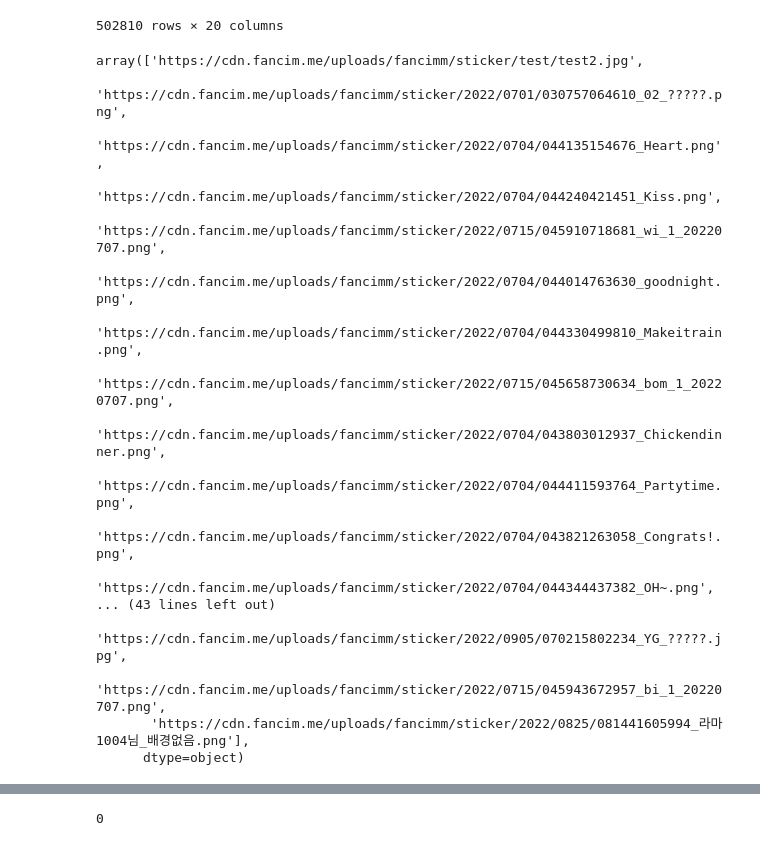
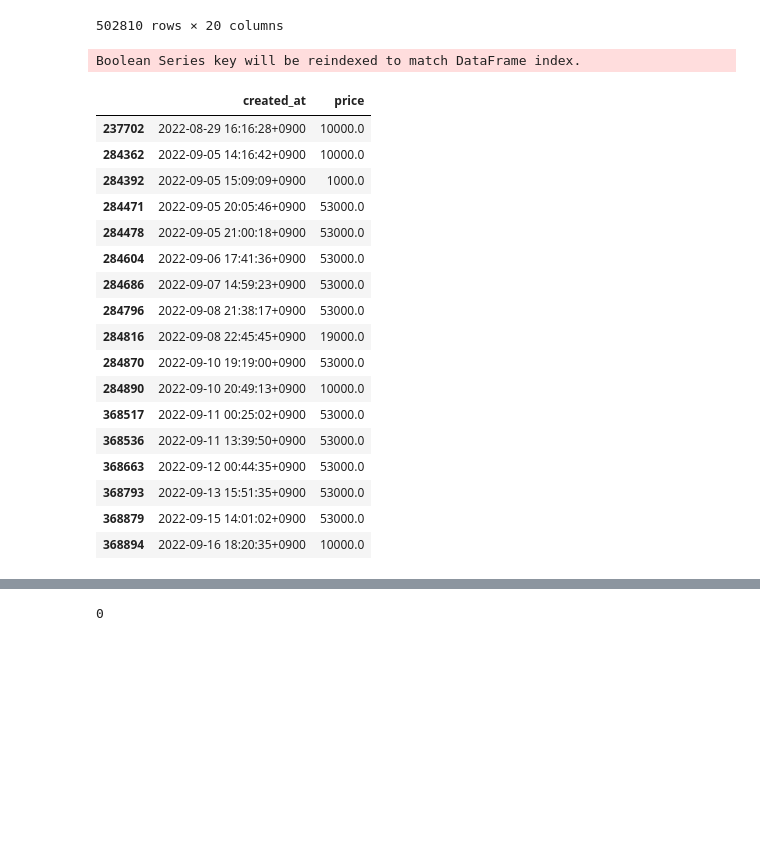
Before and after one commit to bhkwon89/Chat_analysis, a Jupyter notebook: cp2_test.ipynb, the cells around one changed output, grey strips where cells are left out. Cells and saved outputs as stored; diff of their text form; code cells hidden in the pictures; blank space fills up the shorter version.

```diff
--- a/cp2_test.ipynb
+++ b/cp2_test.ipynb
@@ -210,23 +296,5 @@ df_chat
 | 502808 | 정다별이 | sendbird_group_channel_90584763_e... | st25672@naver.com | 잉카아님 | MESG | 사진만으로 어케 만족합니까 | 2022-08-27 23:06:53+0900 | fan | ... |
 | 502809 | 정다별이 | sendbird_group_channel_90584763_e... | st25672@naver.com | 잉카아님 | MESG | 스타킹이면 몰라 | 2022-08-27 23:09:46+0900 | fan | ... |
 502810 rows × 20 columns
-# %%
-df_chat[df_chat['new_type'] == 'STICKER']['message'].unique()
-# %% [output]
-array(['https://cdn.fancim.me/uploads/fancimm/sticker/test/test2.jpg',
-       'https://cdn.fancim.me/uploads/fancimm/sticker/2022/0701/030757064610_02_?????.png',
-       'https://cdn.fancim.me/uploads/fancimm/sticker/2022/0704/044135154676_Heart.png',
-       'https://cdn.fancim.me/uploads/fancimm/sticker/2022/0704/044240421451_Kiss.png',
-       'https://cdn.fancim.me/uploads/fancimm/sticker/2022/0715/045910718681_wi_1_20220707.png',
-       'https://cdn.fancim.me/uploads/fancimm/sticker/2022/0704/044014763630_goodnight.png',
-       'https://cdn.fancim.me/uploads/fancimm/sticker/2022/0704/044330499810_Makeitrain.png',
-       'https://cdn.fancim.me/uploads/fancimm/sticker/2022/0715/045658730634_bom_1_20220707.png',
-       'https://cdn.fancim.me/uploads/fancimm/sticker/2022/0704/043803012937_Chickendinner.png',
-       'https://cdn.fancim.me/uploads/fancimm/sticker/2022/0704/044411593764_Partytime.png',
-       'https://cdn.fancim.me/uploads/fancimm/sticker/2022/0704/043821263058_Congrats!.png',
-       'https://cdn.fancim.me/uploads/fancimm/sticker/2022/0704/044344437382_OH~.png',
-... (43 lines left out)
-       'https://cdn.fancim.me/uploads/fancimm/sticker/2022/0905/070215802234_YG_?????.jpg',
-       'https://cdn.fancim.me/uploads/fancimm/sticker/2022/0715/045943672957_bi_1_20220707.png',
-       'https://cdn.fancim.me/uploads/fancimm/sticker/2022/0825/081441605994_라마1004님_배경없음.png'],
-      dtype=object)
+# %%
+df_chat['탈퇴한 날짜'] = [np.nan]*len(df_chat)
@@ -233 +306,23 @@ array(['https://cdn.fancim.me/uploads/fancimm/sticker/test/test2.jpg',
+# %%
+df_chat[df_chat['channel_name'].str.contains('예꿍')][df_chat['price'] >0][['created_at','price']]
+# %% [output]
+Boolean Series key will be reindexed to match DataFrame index.
+|  | created_at | price |
+| 237702 | 2022-08-29 16:16:28+0900 | 10000.0 |
+| 284362 | 2022-09-05 14:16:42+0900 | 10000.0 |
+| 284392 | 2022-09-05 15:09:09+0900 | 1000.0 |
+| 284471 | 2022-09-05 20:05:46+0900 | 53000.0 |
+| 284478 | 2022-09-05 21:00:18+0900 | 53000.0 |
+| 284604 | 2022-09-06 17:41:36+0900 | 53000.0 |
+| 284686 | 2022-09-07 14:59:23+0900 | 53000.0 |
+| 284796 | 2022-09-08 21:38:17+0900 | 53000.0 |
+| 284816 | 2022-09-08 22:45:45+0900 | 19000.0 |
+| 284870 | 2022-09-10 19:19:00+0900 | 53000.0 |
+| 284890 | 2022-09-10 20:49:13+0900 | 10000.0 |
+| 368517 | 2022-09-11 00:25:02+0900 | 53000.0 |
+| 368536 | 2022-09-11 13:39:50+0900 | 53000.0 |
+| 368663 | 2022-09-12 00:44:35+0900 | 53000.0 |
+| 368793 | 2022-09-13 15:51:35+0900 | 53000.0 |
+| 368879 | 2022-09-15 14:01:02+0900 | 53000.0 |
+| 368894 | 2022-09-16 18:20:35+0900 | 10000.0 |
 # %%
```
Also changed, not shown: parts of 29 cells of this notebook.
